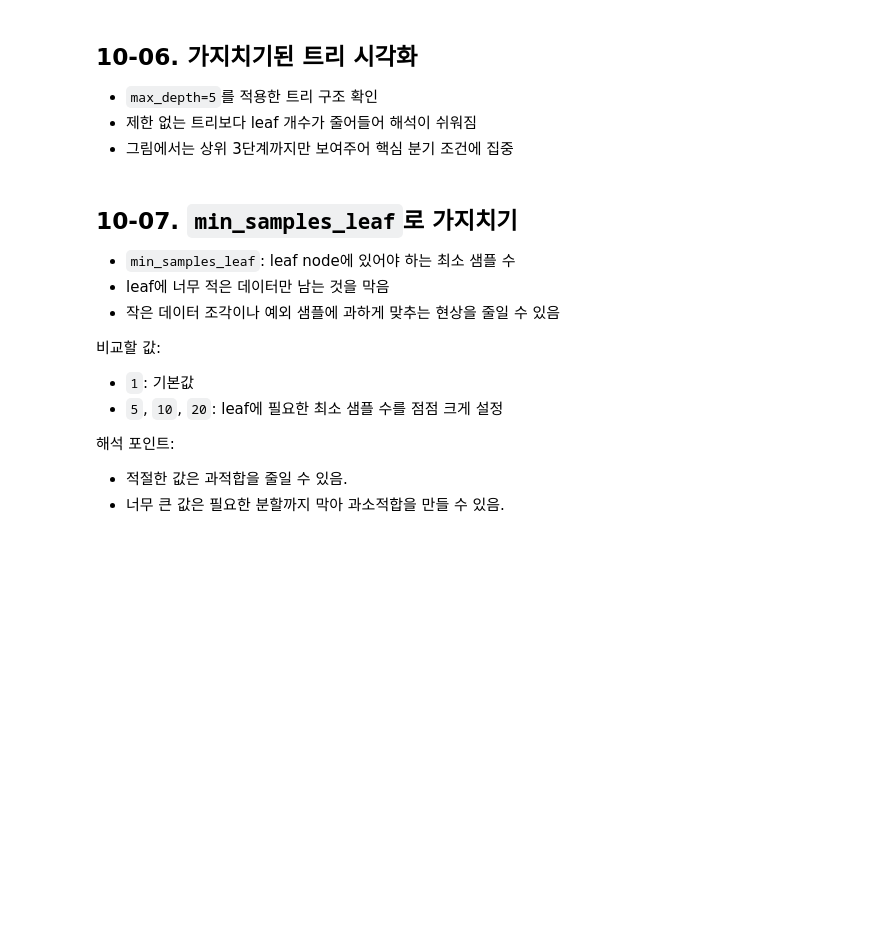
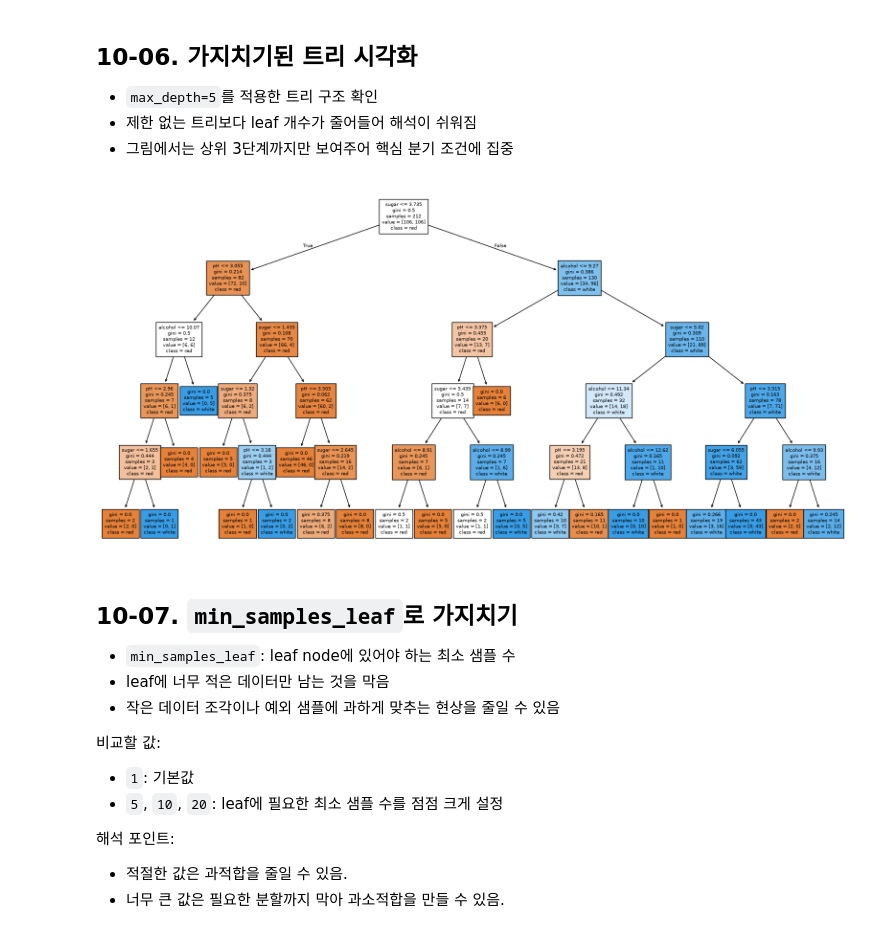
Before and after one commit to SNK-AI-Camp-33th-SpicyAutumn/06_machine_learning, a Jupyter notebook: 04_decision_tree_svm/01_decision_tree_classifier.ipynb, the cells around one changed output. Saved outputs shown, nothing was run; the diff lists cells and outputs as text; code cells hidden in the pictures; blank space fills up the shorter version.

```diff
--- a/04_decision_tree_svm/01_decision_tree_classifier.ipynb
+++ b/04_decision_tree_svm/01_decision_tree_classifier.ipynb
@@ -459,6 +459,8 @@ for max_depth in max_depth_options:
 
 depth_result_df = pd.DataFrame(depth_result).round(4)
 display(depth_result_df)
+
+wine_dt_clf_depth5 = wine_depth_models[5]
 # %% [output]
 |  | max_depth | train_accuracy | test_accuracy | tree_depth | leaf_count |
 | 0 | None | 1.0000 | 0.7963 | 10 | 39 |
@@ -485,6 +515,20 @@ display(depth_result_df)
 - `max_depth=5`를 적용한 트리 구조 확인
 - 제한 없는 트리보다 leaf 개수가 줄어들어 해석이 쉬워짐
 - 그림에서는 상위 3단계까지만 보여주어 핵심 분기 조건에 집중
+# %%
+plt.figure(figsize=(20, 10))
+plot_tree(
+    wine_dt_clf_depth5,
+    max_depth=5,
+    filled=True,
+    feature_names=X.columns,
+    class_names=['red', 'white'],
+    fontsize=7
+)
+
+plt.show()
+# %% [output]
+[figure, added]
 # %% [markdown]
 ## 10-07. `min_samples_leaf`로 가지치기
 
```
Also changed, not shown: parts of 9 cells of this notebook, 2 other files.
